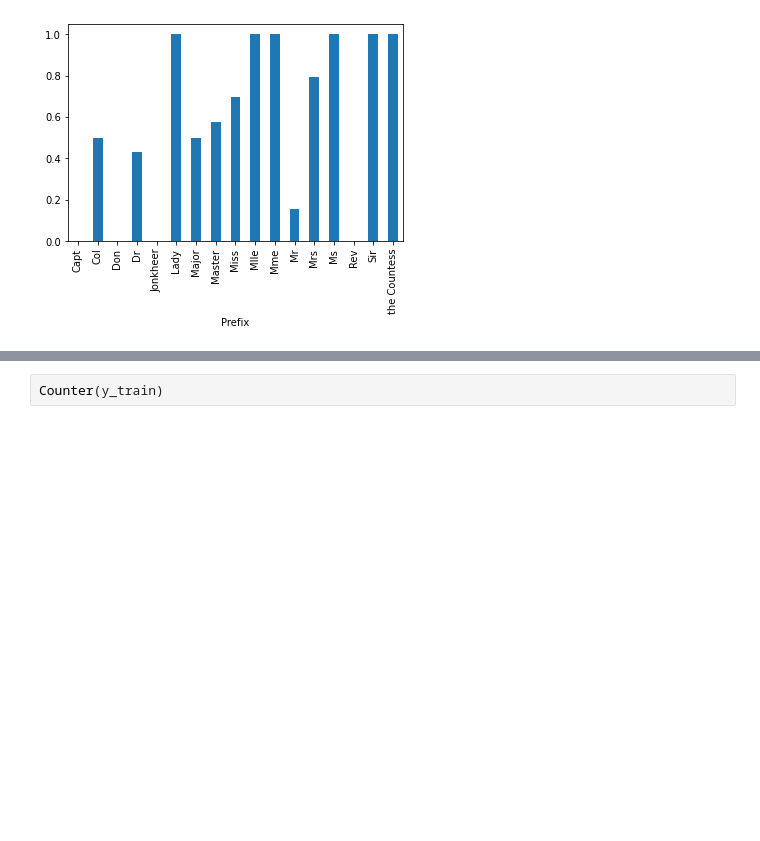
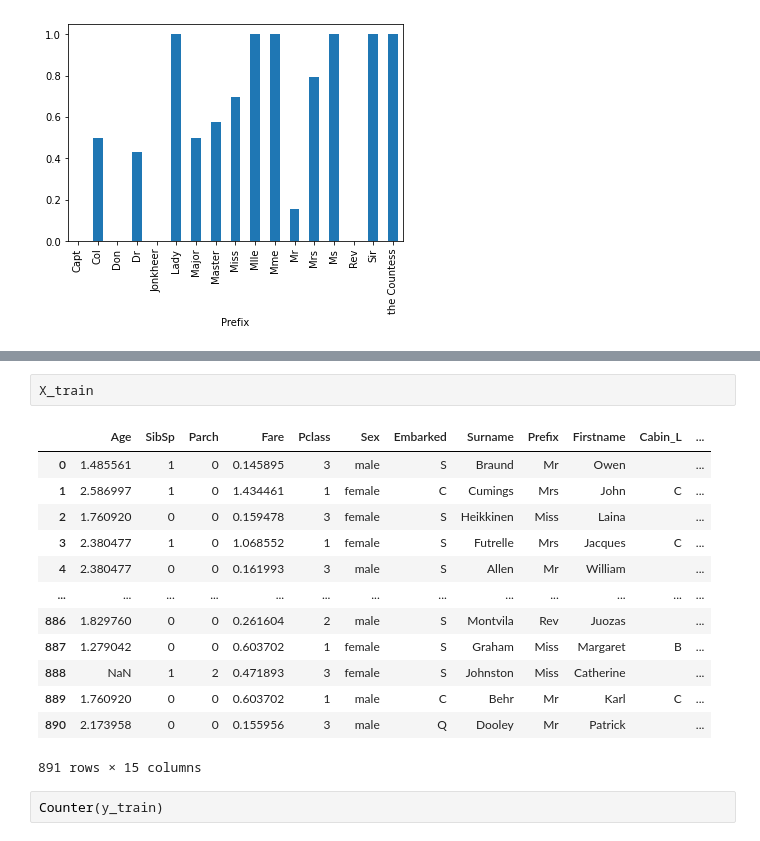
Before and after one commit to gibbona1/kaggle_titanic, a Jupyter notebook: eda.ipynb, the cells around one changed output, grey strips where cells are left out. Drawn from its saved outputs; the diff is of its cells as text; blank space fills up the shorter version.

```diff
--- a/eda.ipynb
+++ b/eda.ipynb
@@ -133,3 +143,19 @@ See the caveats in the documentation: https://pandas.pydata.org/pandas-docs/stab
+# %%
+X_train
+# %% [output]
+|  | Age | SibSp | Parch | Fare | Pclass | Sex | Embarked | Surname | Prefix | Firstname | Cabin_L | ... |
+| 0 | 1.485561 | 1 | 0 | 0.145895 | 3 | male | S | Braund | Mr | Owen |  | ... |
+| 1 | 2.586997 | 1 | 0 | 1.434461 | 1 | female | C | Cumings | Mrs | John | C | ... |
+| 2 | 1.760920 | 0 | 0 | 0.159478 | 3 | female | S | Heikkinen | Miss | Laina |  | ... |
+| 3 | 2.380477 | 1 | 0 | 1.068552 | 1 | female | S | Futrelle | Mrs | Jacques | C | ... |
+| 4 | 2.380477 | 0 | 0 | 0.161993 | 3 | male | S | Allen | Mr | William |  | ... |
+| ... | ... | ... | ... | ... | ... | ... | ... | ... | ... | ... | ... | ... |
+| 886 | 1.829760 | 0 | 0 | 0.261604 | 2 | male | S | Montvila | Rev | Juozas |  | ... |
+| 887 | 1.279042 | 0 | 0 | 0.603702 | 1 | female | S | Graham | Miss | Margaret | B | ... |
+| 888 | NaN | 1 | 2 | 0.471893 | 3 | female | S | Johnston | Miss | Catherine |  | ... |
+| 889 | 1.760920 | 0 | 0 | 0.603702 | 1 | male | C | Behr | Mr | Karl | C | ... |
+| 890 | 2.173958 | 0 | 0 | 0.155956 | 3 | male | Q | Dooley | Mr | Patrick |  | ... |
+891 rows × 15 columns
 # %%
 Counter(y_train)
 # %% [output]
```
Also changed, not shown: parts of 14 cells of this notebook.
